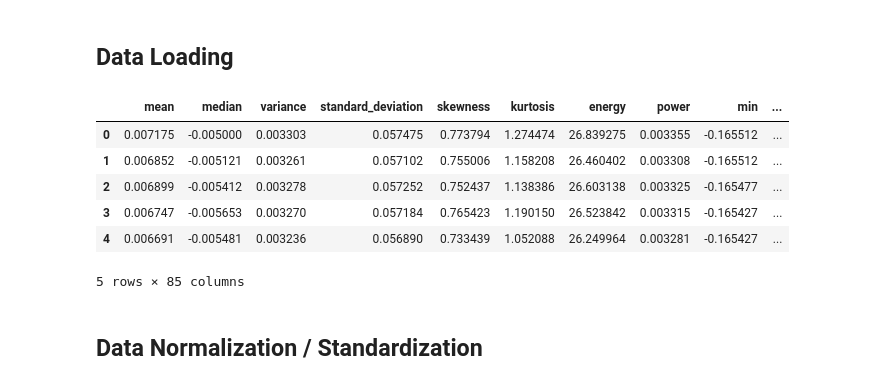
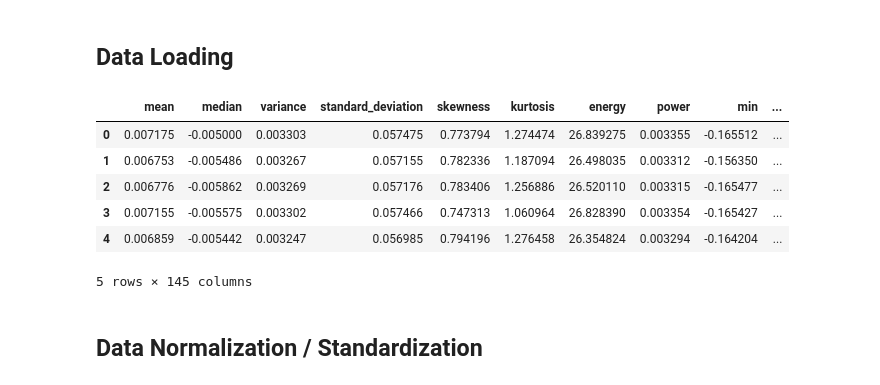
Before and after one commit to titospadini/ser-machine-faults, a Jupyter notebook: mafaulda.ipynb, the cells around one changed output. Cells and saved outputs as stored; diff of their text form; code cells hidden in the pictures.

```diff
--- a/mafaulda.ipynb
+++ b/mafaulda.ipynb
@@ -21,16 +24,18 @@ from utils import plot_confusion_matrix, print_feature_importance
 ## Data Loading
 # %%
 # load data
-df = pd.read_csv("data.csv")
+# CSV_FILE = "mafaulda_48khz_500ms_25ms_40-mfcc.csv"    # best until now
+CSV_FILE = "mafaulda_16khz_500ms_20ms_40-mfcc.csv"
+df = pd.read_csv(CSV_FILE)
 df.head()
 # %% [output]
 |  | mean | median | variance | standard_deviation | skewness | kurtosis | energy | power | min | ... |
 | 0 | 0.007175 | -0.005000 | 0.003303 | 0.057475 | 0.773794 | 1.274474 | 26.839275 | 0.003355 | -0.165512 | ... |
-| 1 | 0.006852 | -0.005121 | 0.003261 | 0.057102 | 0.755006 | 1.158208 | 26.460402 | 0.003308 | -0.165512 | ... |
-| 2 | 0.006899 | -0.005412 | 0.003278 | 0.057252 | 0.752437 | 1.138386 | 26.603138 | 0.003325 | -0.165477 | ... |
-| 3 | 0.006747 | -0.005653 | 0.003270 | 0.057184 | 0.765423 | 1.190150 | 26.523842 | 0.003315 | -0.165427 | ... |
-| 4 | 0.006691 | -0.005481 | 0.003236 | 0.056890 | 0.733439 | 1.052088 | 26.249964 | 0.003281 | -0.165427 | ... |
+| 1 | 0.006753 | -0.005486 | 0.003267 | 0.057155 | 0.782336 | 1.187094 | 26.498035 | 0.003312 | -0.156350 | ... |
+| 2 | 0.006776 | -0.005862 | 0.003269 | 0.057176 | 0.783406 | 1.256886 | 26.520110 | 0.003315 | -0.165477 | ... |
+| 3 | 0.007155 | -0.005575 | 0.003302 | 0.057466 | 0.747313 | 1.060964 | 26.828390 | 0.003354 | -0.165427 | ... |
+| 4 | 0.006859 | -0.005442 | 0.003247 | 0.056985 | 0.794196 | 1.276458 | 26.354824 | 0.003294 | -0.164204 | ... |
-5 rows × 85 columns
+5 rows × 145 columns
 # %%
 # load feature matrix, class vector, features list and labels from .csv file
 X = df.drop(["class", "label"], axis=1).values
```
Also changed, not shown: parts of 7 cells of this notebook.
